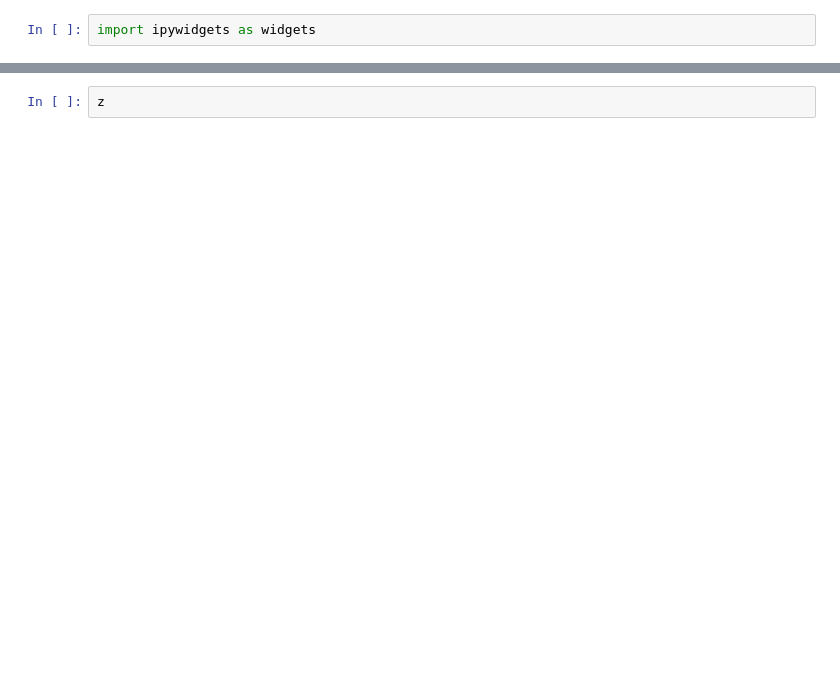
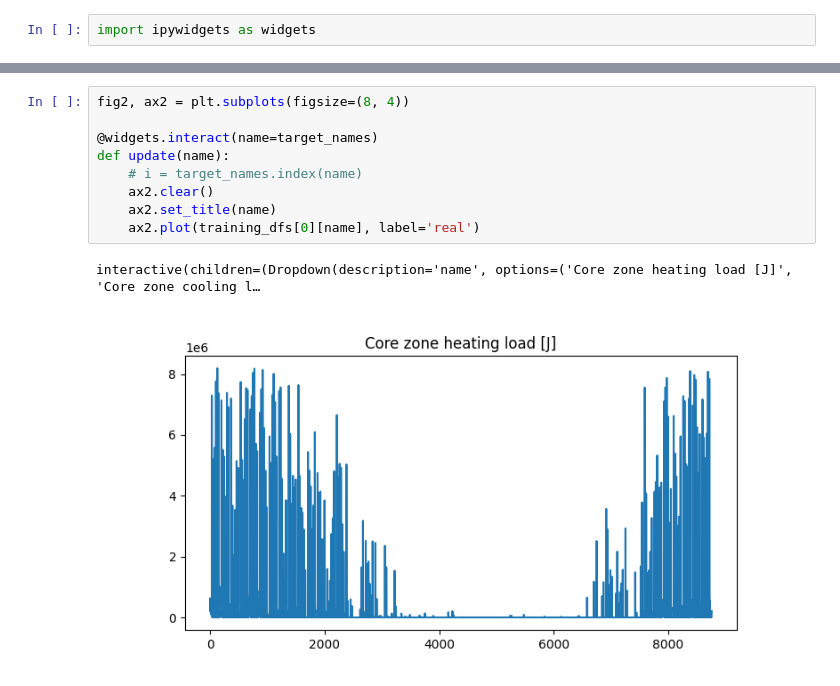
Before and after one commit to BET-lab/DeepTimeSeries, a Jupyter notebook: load_test_transformer.ipynb, the cells around one changed output, grey strips where cells are left out. Saved outputs shown, nothing was run; the diff lists cells and outputs as text; blank space fills up the shorter version.

```diff
--- a/load_test_transformer.ipynb
+++ b/load_test_transformer.ipynb
@@ -393,2 +397,12 @@ interactive(children=(Dropdown(description='name', options=('Core zone heating l
-# %%
-z
+# %%
+fig2, ax2 = plt.subplots(figsize=(8, 4))
+
+@widgets.interact(name=target_names)
+def update(name):
+    # i = target_names.index(name)
+    ax2.clear()
+    ax2.set_title(name)
+    ax2.plot(training_dfs[0][name], label='real')
+# %% [output]
+interactive(children=(Dropdown(description='name', options=('Core zone heating load [J]', 'Core zone cooling l…
+[figure, added]
```
Also changed, not shown: parts of 14 cells of this notebook, 1 other file.
